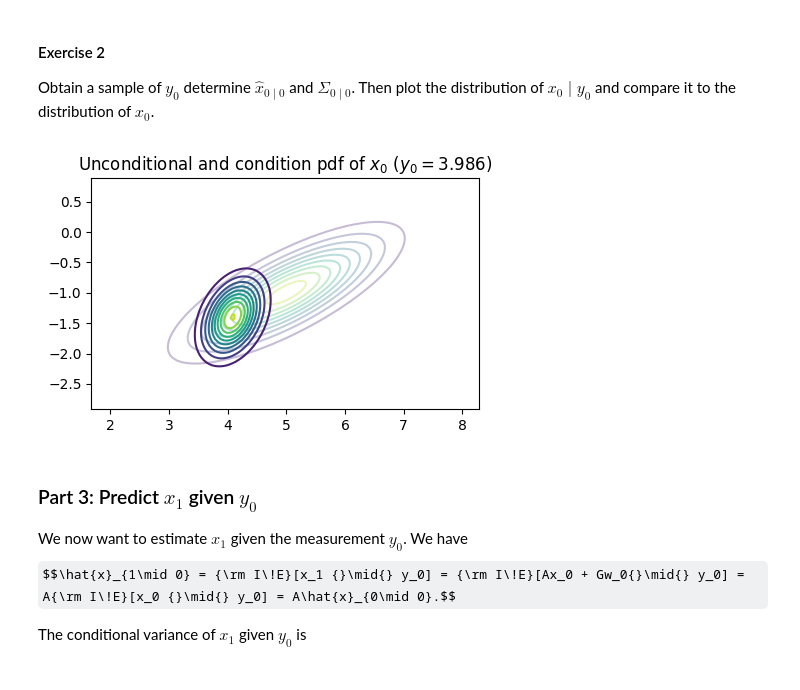
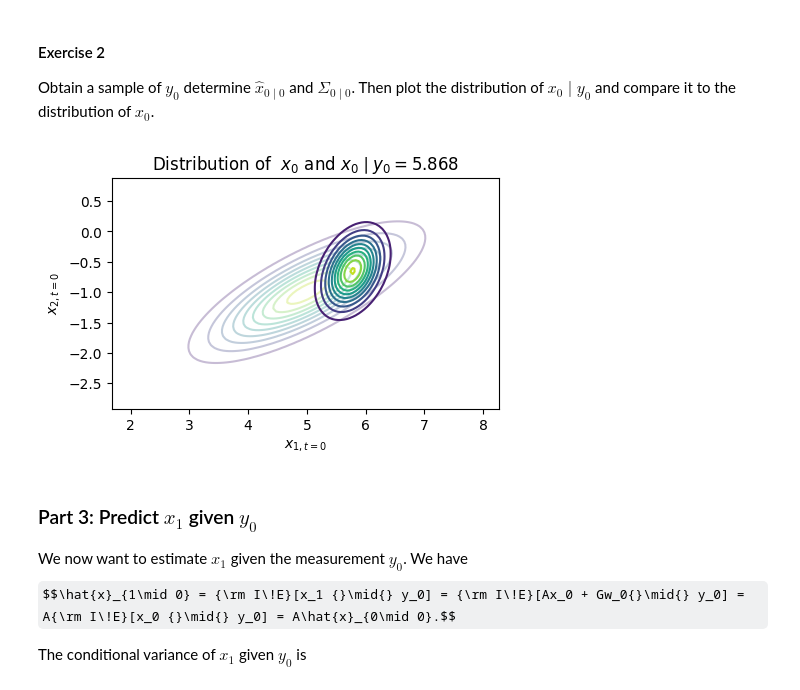
Before and after one commit to Gijinkstra/EstimationTheoryNotebooks, a Jupyter notebook: kalman/2_kalman_basic.ipynb, the cells around one changed output. Saved outputs shown, nothing was run; the diff lists cells and outputs as text; code cells hidden in the pictures; some formulas as TeX source.

```diff
--- a/kalman/2_kalman_basic.ipynb
+++ b/kalman/2_kalman_basic.ipynb
@@ -169,17 +169,18 @@ Obtain a sample of $y_0$ determine $\hat{x}_{0 \mid 0}$ and $\Sigma_{0\mid 0}$.
 # %%
 # Exercise 2
 plt.figure(figsize=(5, 3))
 x0_sample = np.random.multivariate_normal(x0_mean, x0_var, 1).T # sample of x0
 v0_sample = np.random.normal(0, np.sqrt(R), 1)
 y0_sample = C @ x0_sample + v0_sample
 x0_given_y0_mean = cond_exp_x0_given_y0(y0_sample[0])
 x0_given_y0_var =  x0_var - x0_var @ C.T @ np.linalg.solve(C@x0_var@C.T + R, C@x0_var)
 plot_2d_normal_pdf(x0_mean, x0_var, alpha=0.3) # unconditional pdf
 plot_2d_normal_pdf(x0_given_y0_mean, x0_given_y0_var) # conditional pdf
-plt.title(f'Unconditional and condition pdf of $x_0$ ($y_0={y0_sample[0,0]:.3f}$)')
+plt.title(f'Distribution of  $x_0$ and $x_0 \\mid y_0={y0_sample[0,0]:.3f}$')
+plt.xlabel('$x_{1, t=0}$'); plt.ylabel('$x_{2, t=0}$')
 plt.show()
 # %% [output]
-[figure, old version]
+[figure, new version]
 # %% [markdown]
 ### Part 3: Predict $x_1$ given $y_0$
 
```
Also changed, not shown: parts of 4 cells of this notebook.
